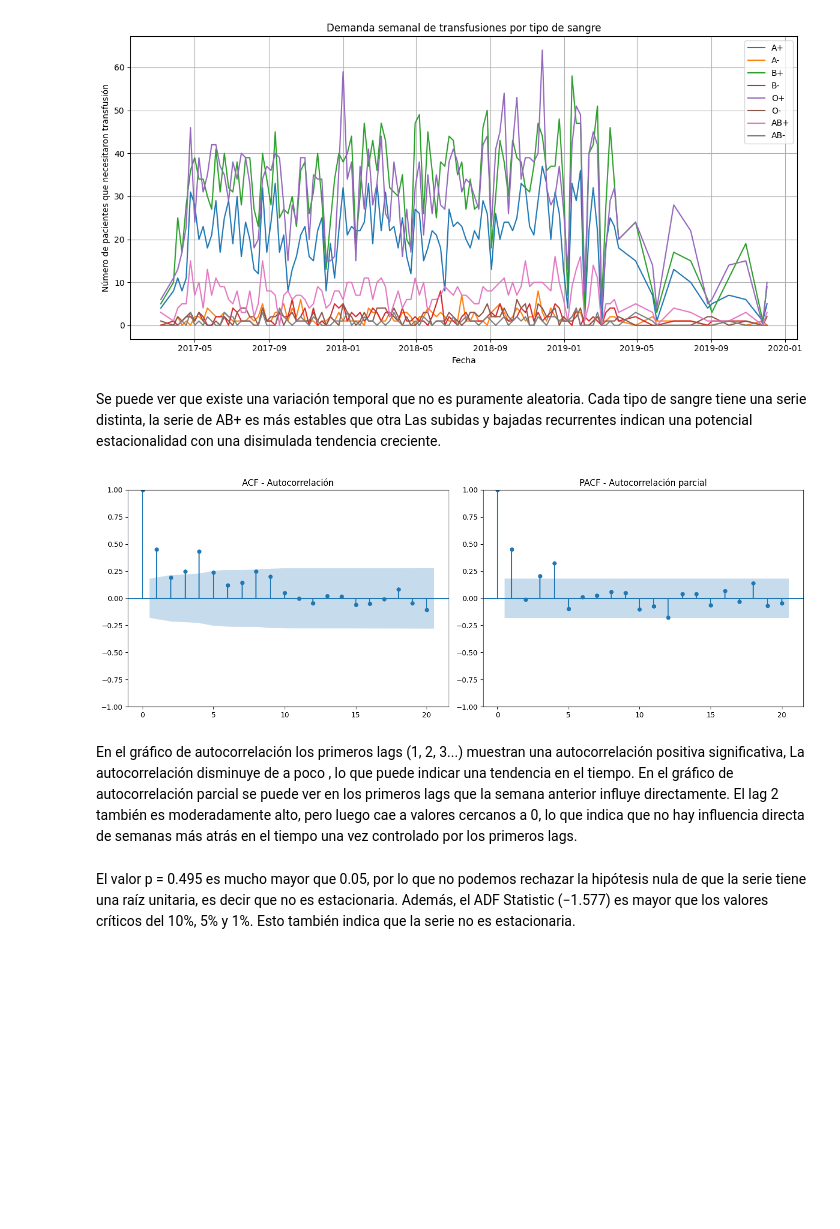
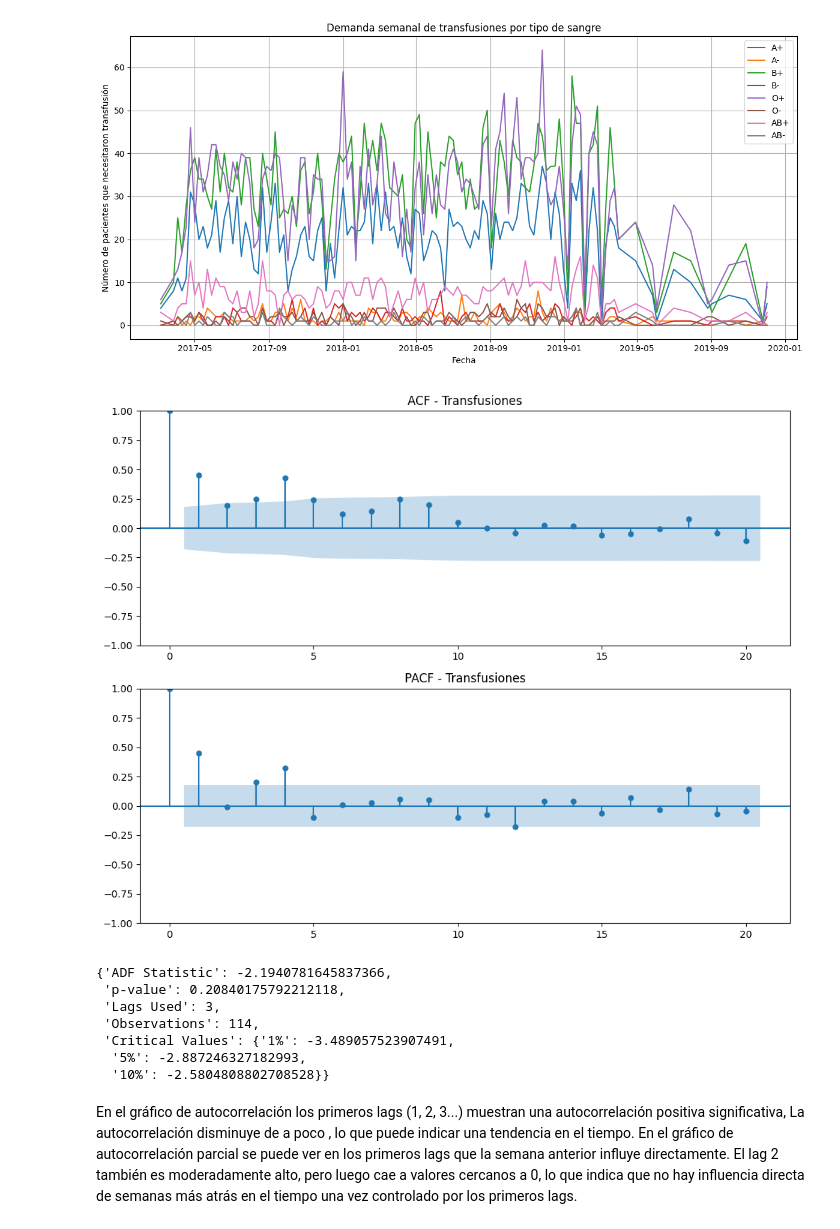
Before and after one commit to eugedipaolo/tfm, a Jupyter notebook: eda.ipynb, the cells around one changed output. Drawn from its saved outputs; the diff is of its cells as text; code cells hidden in the pictures; blank space fills up the shorter version.

```diff
--- a/eda.ipynb
+++ b/eda.ipynb
@@ -347,30 +347,39 @@ plt.tight_layout()
 plt.show()
 # %% [output]
 [figure]
-# %% [markdown]
-Se puede ver que existe una variación temporal que no es puramente aleatoria.
-Cada tipo de sangre tiene una serie distinta, la serie de AB+ es más estables que otra
-Las subidas y bajadas recurrentes indican una potencial estacionalidad con una disimulada tendencia creciente.
-# %%
-fig, axes = plt.subplots(1, 2, figsize=(14, 5))
-
-# Gráfico de la función de autocorrelación (ACF)
-plot_acf(weekly_transfusions['weekly_count'], lags=20, ax=axes[0])
-axes[0].set_title('ACF - Autocorrelación')
-
-# Gráfico de la función de autocorrelación parcial (PACF)
-plot_pacf(weekly_transfusions['weekly_count'], lags=20, ax=axes[1])
-axes[1].set_title('PACF - Autocorrelación parcial')
-
-plt.tight_layout()
-plt.show()
-# %% [output]
-[figure, removed]
-# %% [markdown]
-En el gráfico de autocorrelación los primeros lags (1, 2, 3...) muestran una autocorrelación positiva significativa, La autocorrelación disminuye de a poco , lo que puede indicar una tendencia en el tiempo.
-En el gráfico de autocorrelación parcial se puede ver en los primeros lags que la semana anterior influye directamente.
-El lag 2 también es moderadamente alto, pero luego cae a valores cercanos a 0, lo que indica que no hay influencia directa de semanas más atrás en el tiempo una vez controlado por los primeros lags.
-# %% [markdown]
-El valor p = 0.495 es mucho mayor que 0.05, por lo que no podemos rechazar la hipótesis nula de que la serie tiene una raíz unitaria, es decir que no es estacionaria.
-Además, el ADF Statistic (−1.577) es mayor que los valores críticos del 10%, 5% y 1%.
-Esto también indica que la serie no es estacionaria.
+# %%
+serie = weekly_transfusions['weekly_count']
+adf_result = adfuller(serie)
+
+# Graficar ACF y PACF
+fig, axes = plt.subplots(2, 1, figsize=(10, 8))
+plot_acf(serie, lags=20, ax=axes[0])
+axes[0].set_title("ACF - Transfusiones")
+
+plot_pacf(serie, lags=20, ax=axes[1], method='ywm')
+axes[1].set_title("PACF - Transfusiones")
+
+plt.tight_layout()
+plt.show()
+
+# Resultado ADF
+adf_output = {
+    "ADF Statistic": adf_result[0],
+    "p-value": adf_result[1],
+    "Lags Used": adf_result[2],
+    "Observations": adf_result[3],
+    "Critical Values": adf_result[4]
+}
+
+adf_output
+# %% [output]
+[figure, added]
+{'ADF Statistic': -2.1940781645837366,
+ 'p-value': 0.20840175792212118,
+ 'Lags Used': 3,
+ 'Observations': 114,
+ 'Critical Values': {'1%': -3.489057523907491,
+  '5%': -2.887246327182993,
+  '10%': -2.5804808802708528}}
+# %% [markdown]
+En el gráfico de autocorrelación los primeros lags (1, 2, 3...) muestran una autocorrelación positiva significativa, La autocorrelación disminuye de a poco , lo que puede indicar una tendencia en el tiempo. En el gráfico de autocorrelación parcial se puede ver en los primeros lags que la semana anterior influye directamente. El lag 2 también es moderadamente alto, pero luego cae a valores cercanos a 0, lo que indica que no hay influencia directa de semanas más atrás en el tiempo una vez controlado por los primeros lags.
```
